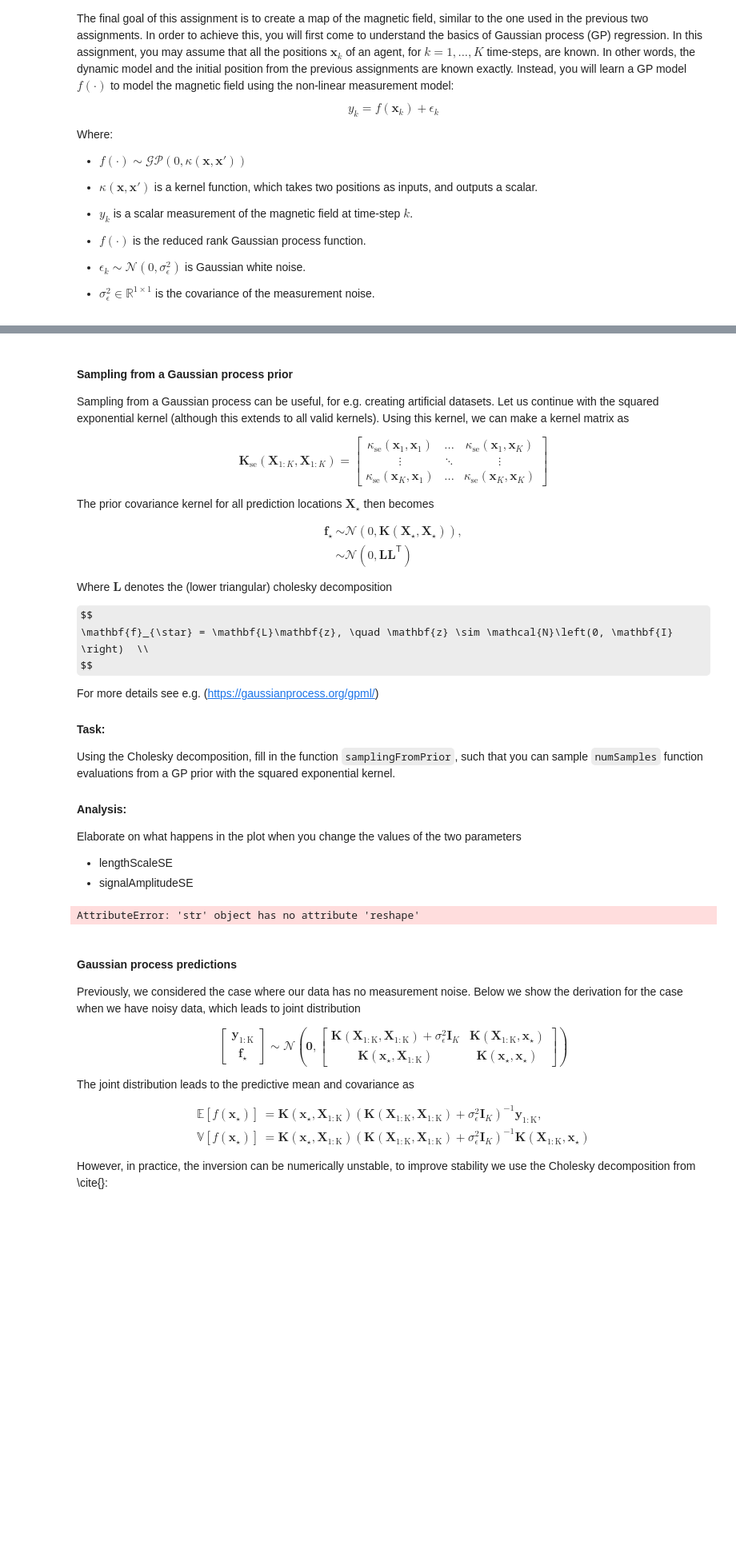
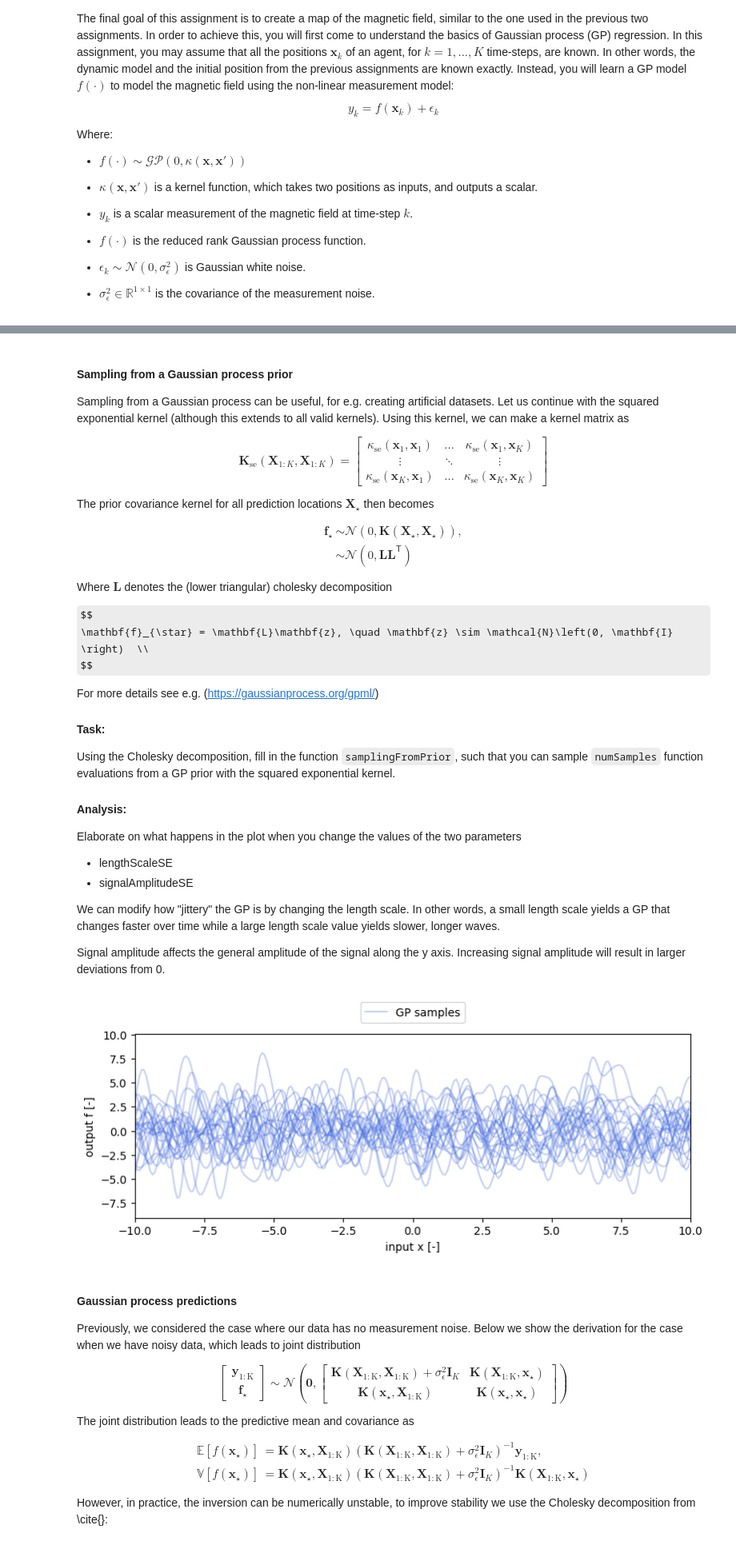
Before and after one commit to jackh1nes/PSF_Assignments, a Jupyter notebook: Assignment 3/assignment3_10.ipynb, the cells around one changed output, grey strips where cells are left out. Shown at 80% size. Saved outputs shown, nothing was run; the diff lists cells and outputs as text; code cells hidden in the pictures; some formulas as TeX source; blank space fills up the shorter version.

```diff
--- a/Assignment 3/assignment3_10.ipynb
+++ b/Assignment 3/assignment3_10.ipynb
@@ -185,6 +189,11 @@ Elaborate on what happens in the plot when you change the values of the two para
 
 - lengthScaleSE
 - signalAmplitudeSE
+
+
+We can modify how "jittery" the GP is by changing the length scale. In other words, a small length scale yields a GP that changes faster over time while a large length scale value yields slower, longer waves.
+
+Signal amplitude affects the general amplitude of the signal along the y axis. Increasing signal amplitude will result in larger deviations from 0.
 # %%
 
 def kernelMatrixSE(x1, x2, lengthScaleSE, signalAmplitudeSE):
@@ -201,11 +210,17 @@ def kernelMatrixSE(x1, x2, lengthScaleSE, signalAmplitudeSE):
 
     Hint: use could make use of numDim, numInputs = x.shape[0], x.shape[1] to find the dimensions
     """
-    n = np.size(x1,0)
-    K = np.zeros((n,n))
-    for i in range(n):
-        for j in range(n):
-            K[i,j] = kernelSE(x1(i), x2(j), lengthScaleSE, signalAmplitudeSE)
+    numInputs1 = x1.shape[1]
+    numInputs2 = x2.shape[1]
+    # need to use both numInputs because of later sections
+    K = np.zeros((numInputs1, numInputs2))
+    for i in range(numInputs1):
+        for j in range(numInputs2):
+            K[i, j] = kernelSE(x1[:, i], x2[:, j], lengthScaleSE, signalAmplitudeSE)
+
+    jitter = 1e-8  # add jitter to make sure matrices are positive definite
+    if numInputs1 == numInputs2:
+        K += jitter * np.eye(K.shape[0])
     return K
 
 def samplingFromPrior(xPrior, lengthScaleSE, signalAmplitudeSE):
@@ -215,38 +230,43 @@ def samplingFromPrior(xPrior, lengthScaleSE, signalAmplitudeSE):
     Args:
         xPrior: Array of shape (numDim, numInputs) containing the input locations at which to sample the function.
         lengthScaleSE: Length scale hyperparameter for the Squared Exponential Kernel.
         signalAmplitudeSE: signal amplitude hyperparameter for the Squared Exponential Kernel.
     Returns:
         fPrior: Array of shape (numInputs, 1) containing the sampled function values
 
 
     Hint: You already used kernelMatrixSE to compute the kernel matrix for a set of input pairs,
     You can use the Cholesky decomposition to sample from the multivariate Gaussian distribution defined by the kernel matrix.
     """
 
-    fPrior = ""
+    K = kernelMatrixSE(xPrior, xPrior, lengthScaleSE, signalAmplitudeSE)
+
+    L = np.linalg.cholesky(K)
+    z = np.random.normal(size=(xPrior.shape[1], 1))
+    fPrior = L @ z
+
     return fPrior.reshape(-1, 1)
 
 
-
-lengthScaleSE = 1
-signalAmplitudeSE = 1
+# change these values to see how the samples change
+lengthScaleSE = 0.1
+signalAmplitudeSE = 5
 
 
 
 ''' Code for plotting: Do not change code below '''
 xData = np.random.uniform(-10, 10, 5).reshape(1, -1)
 xPred = np.linspace(-10, 10, 250).reshape(1, -1)
 
 numSamples = 25
 fPriorSamples = np.zeros((numSamples, 250))
 fPosteriorSamples = np.zeros((numSamples, 250))
 for samplendx in range(numSamples):
     fPriorSamples[samplendx, :] = samplingFromPrior(xPred, lengthScaleSE, signalAmplitudeSE).ravel()
 
 helper.makeGaussianProcessSamplingPlots(xPred, fPriorSamples)
 # %% [output]
-AttributeError: 'str' object has no attribute 'reshape'
+[figure, added]
 # %% [markdown]
 #### Gaussian process predictions
 
```
Also changed, not shown: parts of 3 cells of this notebook.
